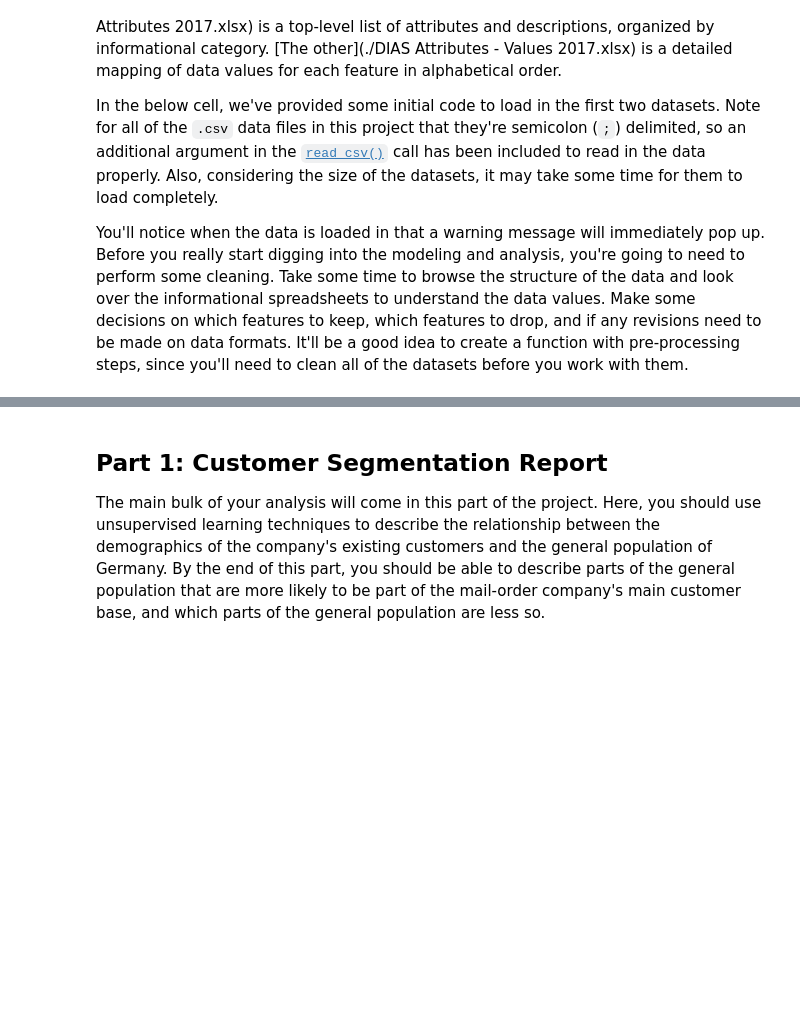
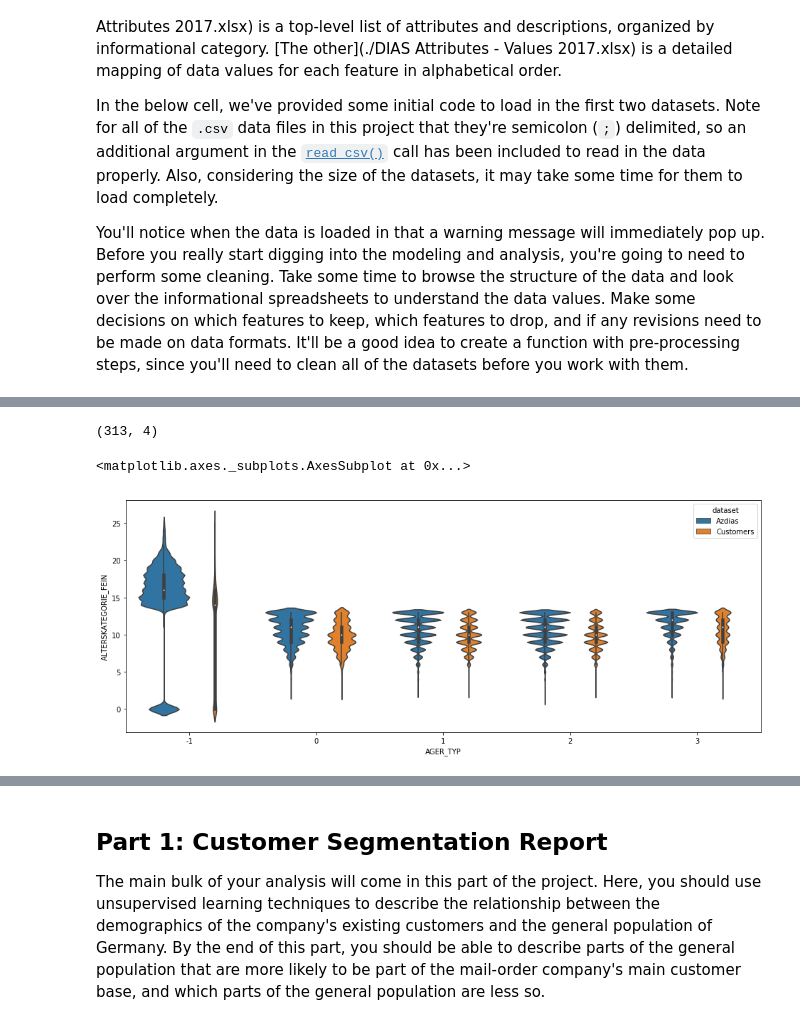
Before and after one commit to johnanisere/Identify-Customer-Segments, a Jupyter notebook: Arvato Project Workbook.ipynb, the cells around one changed output, grey strips where cells are left out. Cells and saved outputs as stored; diff of their text form; code cells hidden in the pictures; blank space fills up the shorter version.

```diff
--- a/Arvato Project Workbook.ipynb
+++ b/Arvato Project Workbook.ipynb
@@ -50,0 +121,17 @@ azdias.head(5)
+# %%
+features_documented.shape
+# %% [output]
+(313, 4)
+# %%
+# drop unwanted columns
+customers.drop(columns=['CUSTOMER_GROUP', 'ONLINE_PURCHASE', 'PRODUCT_GROUP'], inplace=True)
+# %%
+azdias['dataset'] = 'Azdias'
+customers['dataset'] = 'Customers'
+df = pd.concat([azdias, customers])
+# %%
+plt.figure(figsize=(16, 6))
+sns.violinplot(x="AGER_TYP", y="ALTERSKATEGORIE_FEIN", hue="dataset", data=df, scale="count")
+# %% [output]
+<matplotlib.axes._subplots.AxesSubplot at 0x...>
+[figure, added]
```
Also changed, not shown: parts of 126 cells of this notebook.
